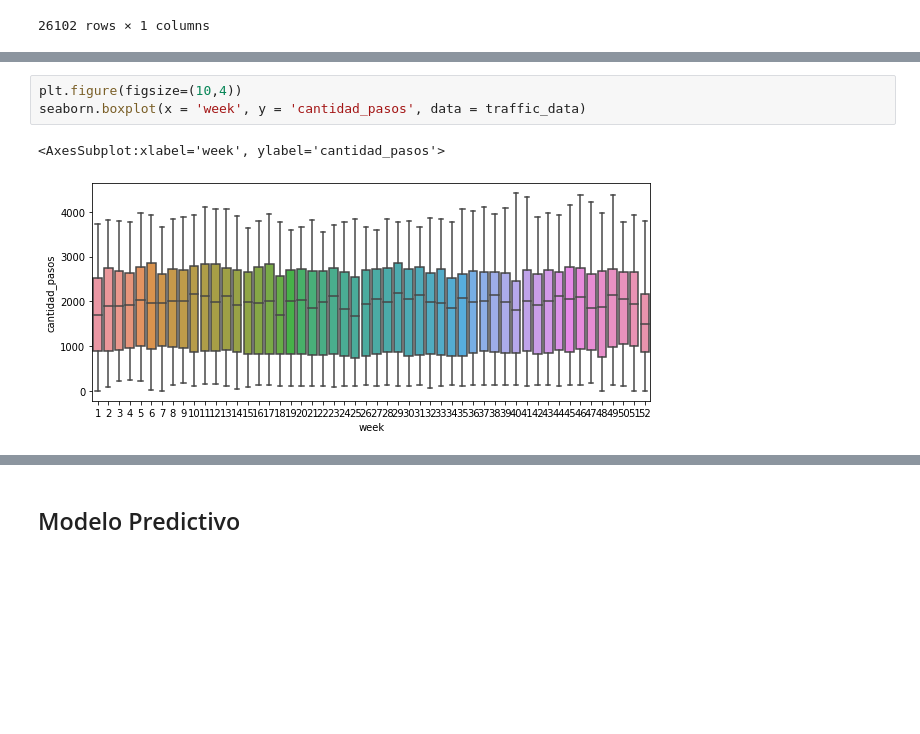
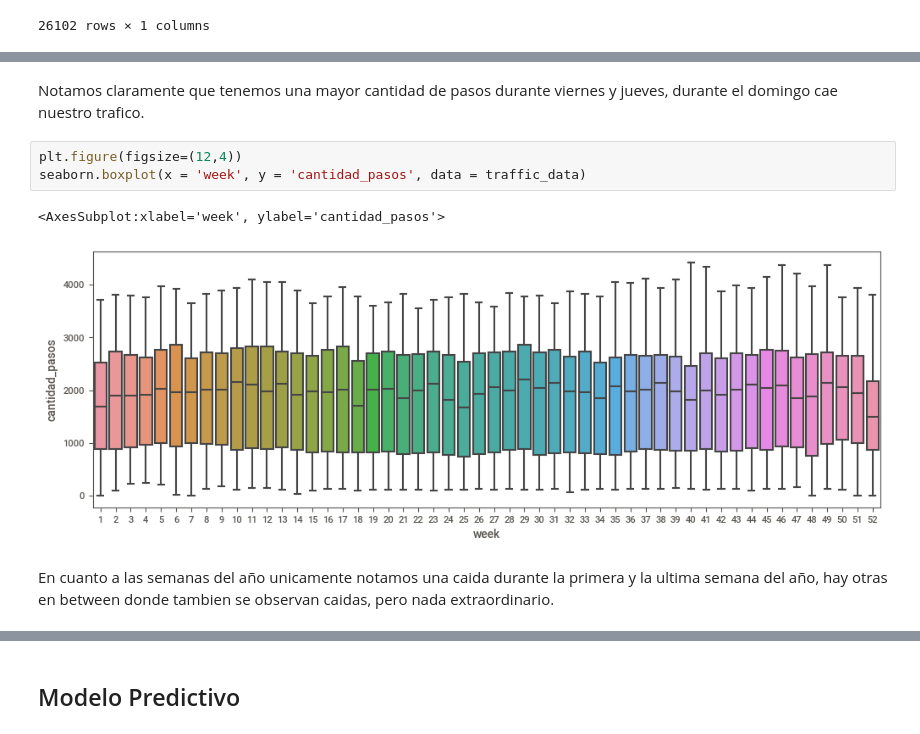
Before and after one commit to jcamiloparra7/traffic_timeseries_analysis, a Jupyter notebook: DS_Proyecto_03_ST.ipynb, the cells around one changed output, grey strips where cells are left out. Cells and saved outputs as stored; diff of their text form; blank space fills up the shorter version.

```diff
--- a/DS_Proyecto_03_ST.ipynb
+++ b/DS_Proyecto_03_ST.ipynb
@@ -277,9 +265,13 @@ seaborn.boxplot(x = 'day_week', y = 'cantidad_pasos', data = traffic_data)
+# %% [markdown]
+Notamos claramente que tenemos una mayor cantidad de pasos durante viernes y jueves, durante el domingo cae nuestro trafico.
 # %%
-plt.figure(figsize=(10,4))
+plt.figure(figsize=(12,4))
 seaborn.boxplot(x = 'week', y = 'cantidad_pasos', data = traffic_data)
 # %% [output]
 <AxesSubplot:xlabel='week', ylabel='cantidad_pasos'>
-[figure, old version]
+[figure, new version]
+# %% [markdown]
+En cuanto a las semanas del año unicamente notamos una caida durante la primera y la ultima semana del año, hay otras en between donde tambien se observan caidas, pero nada extraordinario.
 # %%
 seaborn.boxplot(x = 'year', y = 'cantidad_pasos', data = traffic_data)
 # %% [output]
```
Also changed, not shown: parts of 99 cells of this notebook.
